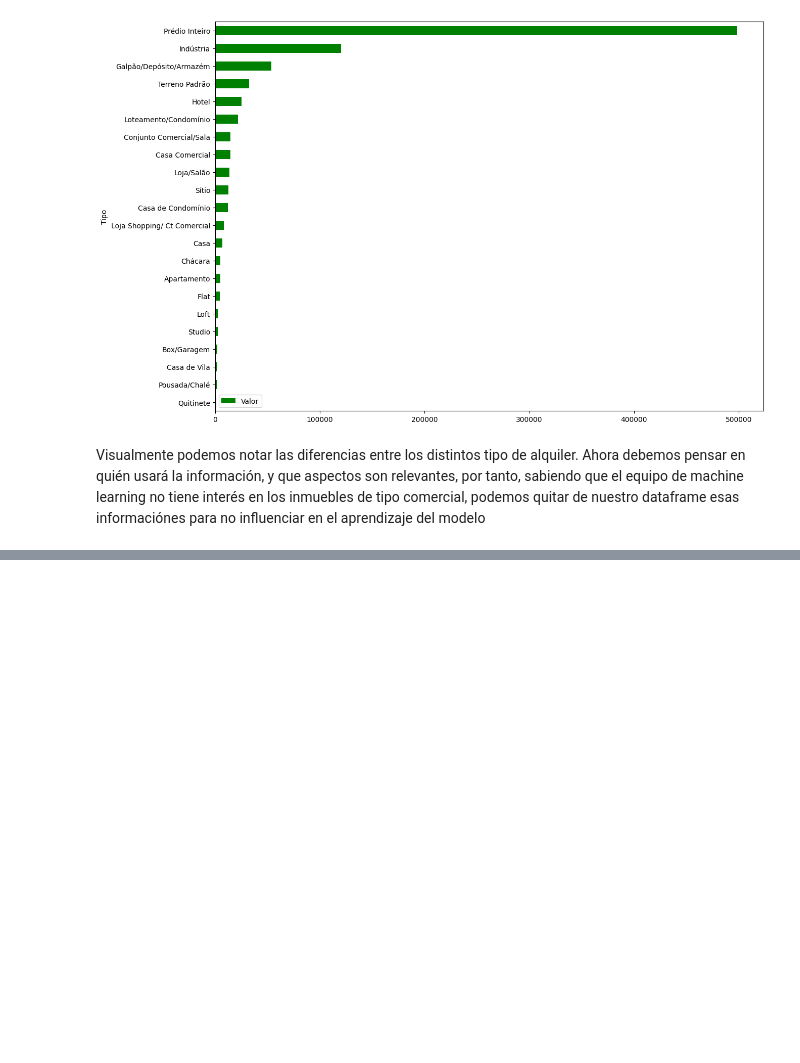
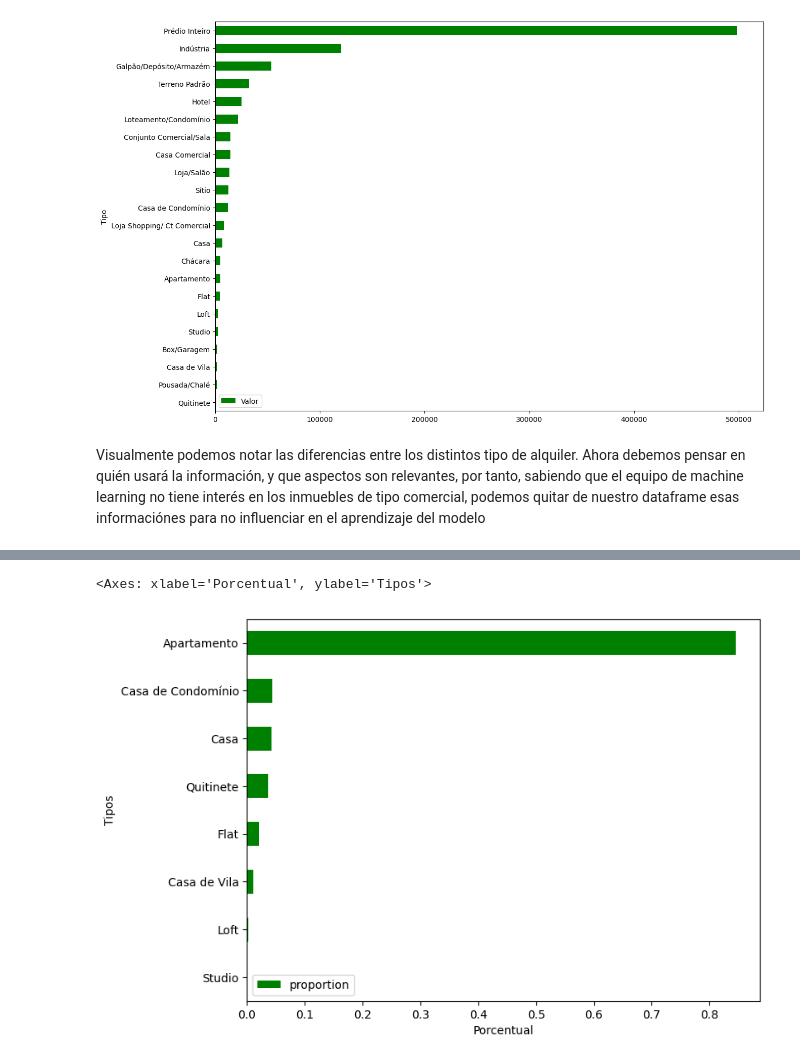
Before and after one commit to ygor-github/curso_conociendo_pandas, a Jupyter notebook: conociendo_pandas.ipynb, the cells around one changed output, grey strips where cells are left out. Drawn from its saved outputs; the diff is of its cells as text; code cells hidden in the pictures; blank space fills up the shorter version.

```diff
--- a/conociendo_pandas.ipynb
+++ b/conociendo_pandas.ipynb
@@ -227,0 +368,3 @@ Visualmente podemos notar las diferencias entre los distintos tipo de alquiler.
+# %%
+df_tipos_percentual = residenciales.Tipo.value_counts(normalize=True).to_frame().sort_values('proportion')
+df_tipos_percentual
@@ -227,0 +382,5 @@ Visualmente podemos notar las diferencias entre los distintos tipo de alquiler.
+# %%
+df_tipos_percentual.plot(kind="barh", figsize=(8,6), color='green', ylabel='Tipos', xlabel='Porcentual')
+# %% [output]
+<Axes: xlabel='Porcentual', ylabel='Tipos'>
+[figure, added]
```
Also changed, not shown: parts of 28 cells of this notebook.
